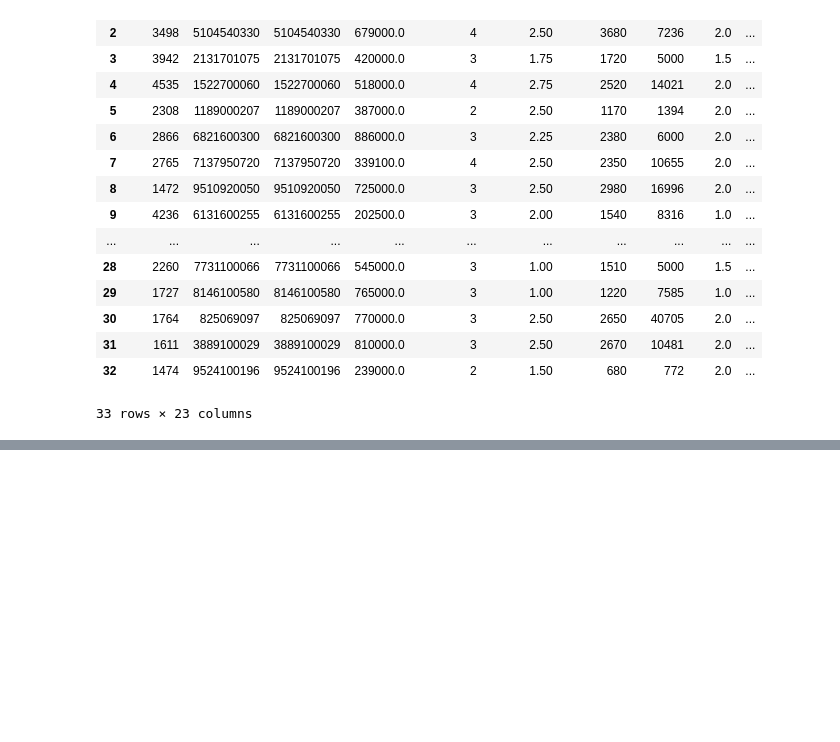
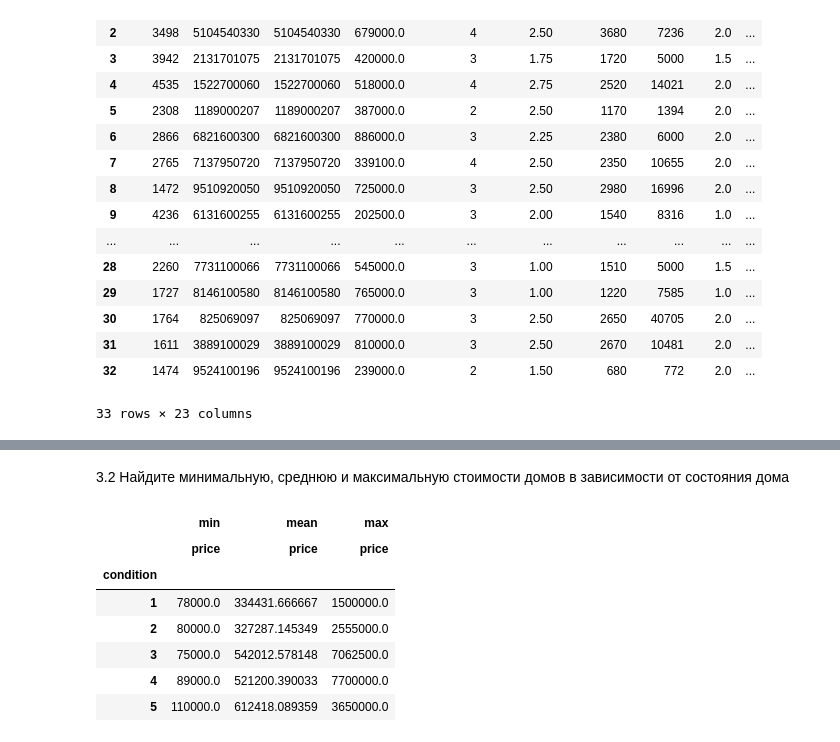
Before and after one commit to machinajg/Homework_3_pandas, a Jupyter notebook: Homework_3_pandas.ipynb, the cells around one changed output, grey strips where cells are left out. Saved outputs shown, nothing was run; the diff lists cells and outputs as text; code cells hidden in the pictures; blank space fills up the shorter version.

```diff
--- a/Homework_3_pandas.ipynb
+++ b/Homework_3_pandas.ipynb
@@ -125,0 +147,13 @@ merged_table
+# %% [markdown]
+3.2 Найдите минимальную, среднюю и максимальную стоимости домов в зависимости от состояния дома
+# %%
+df.pivot_table(index = 'condition', values = 'price', aggfunc = [min, 'mean', max])
+# %% [output]
+|  | min | mean | max |
+|  | price | price | price |
+| condition |  |  |  |
+| 1 | 78000.0 | 334431.666667 | 1500000.0 |
+| 2 | 80000.0 | 327287.145349 | 2555000.0 |
+| 3 | 75000.0 | 542012.578148 | 7062500.0 |
+| 4 | 89000.0 | 521200.390033 | 7700000.0 |
+| 5 | 110000.0 | 612418.089359 | 3650000.0 |
```
Also changed, not shown: parts of 8 cells of this notebook.
